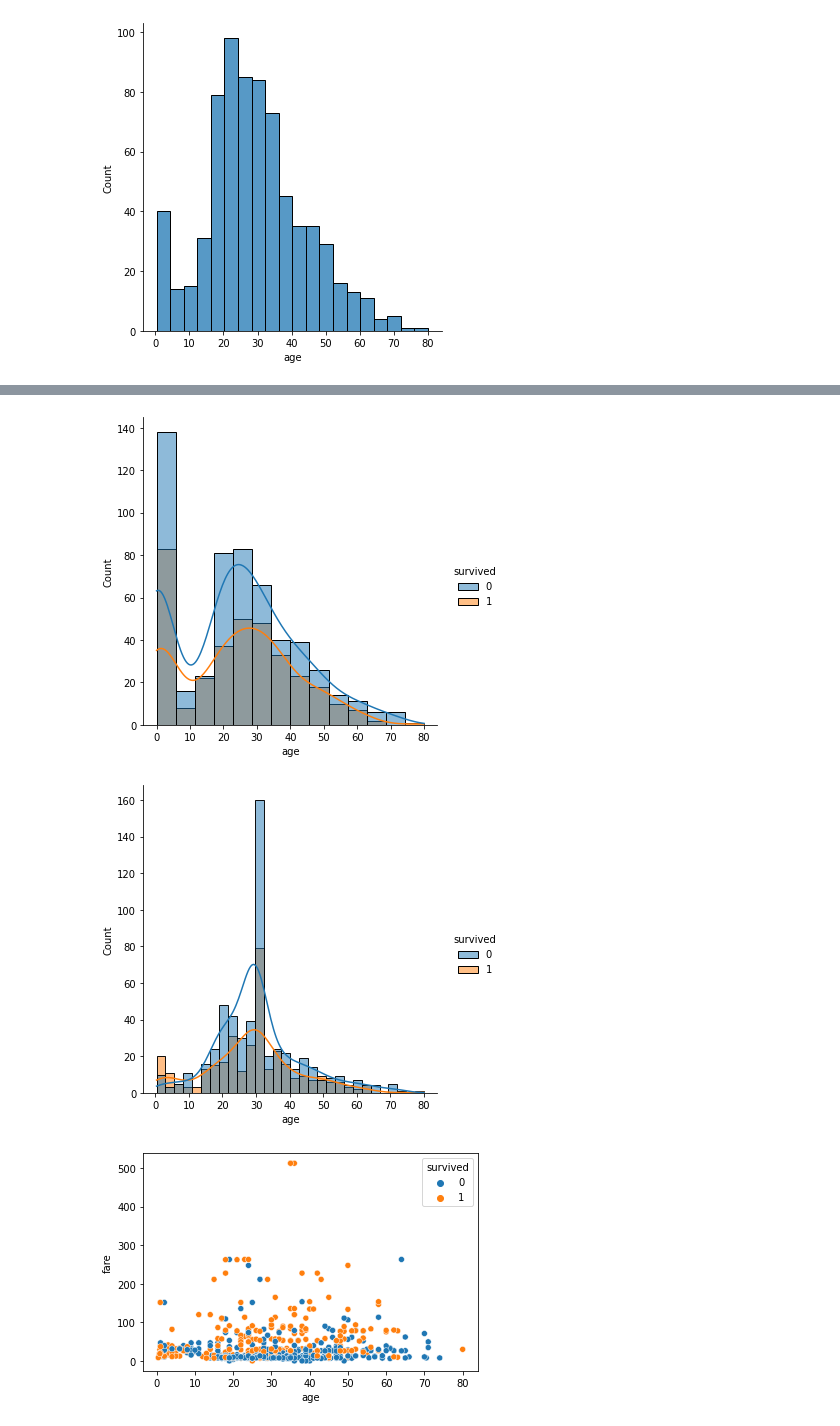
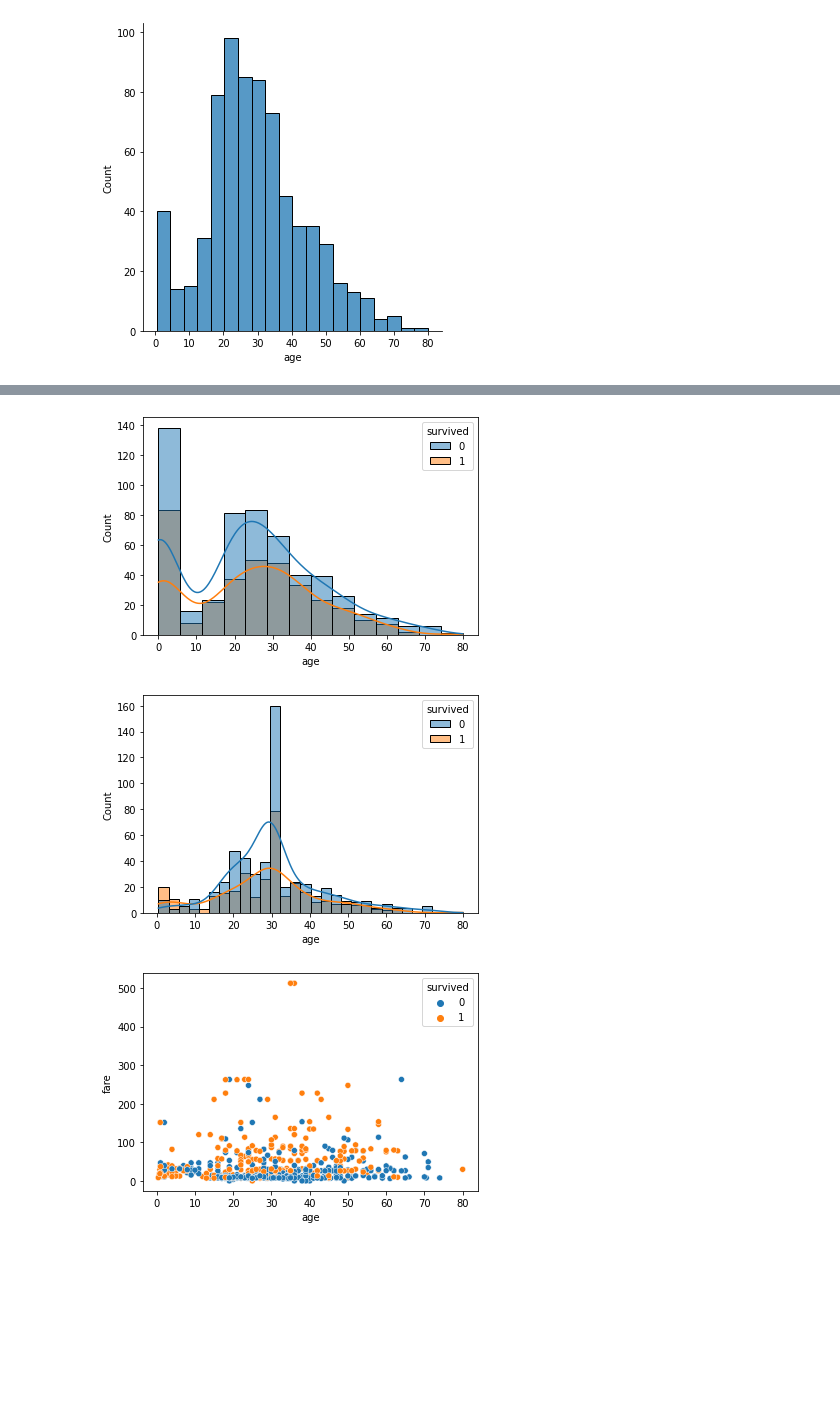
Before and after one commit to honghanhh/py40a12l2, a Jupyter notebook: lectures/lecture4/lan_titanic-Copy1.ipynb, the cells around one changed output, grey strips where cells are left out. Cells and saved outputs as stored; diff of their text form; code cells hidden in the pictures; blank space fills up the shorter version.

```diff
--- a/lectures/lecture4/lan_titanic-Copy1.ipynb
+++ b/lectures/lecture4/lan_titanic-Copy1.ipynb
@@ -104,13 +144,15 @@ plt.show()
 # %%
+# mô hình tuyến tính đều yêu cầu full dữ liệu, không có dữ liệu null hoặc categorical.
 # if replate empty Age data by 0
-sns.displot(data=titanic[['age','survived']].fillna(0), x='age', hue='survived', kde=True)
+sns.histplot(data=titanic[['age','survived']].fillna(0), x='age', hue='survived', kde=True)
 plt.show()
 # %% [output]
-[figure, old version]
+[figure, new version]
 # %%
-#Try with mean() value with emtpy age data
-sns.displot(data=titanic[['age','survived']].fillna(titanic['age'].mean()), x='age', hue='survived', kde=True)
+# Use data center tendency (xu hướng trung tâm dữ liệu): mean, median, mode
+# Try with mean() value with emtpy age data
+sns.histplot(data=titanic[['age','survived']].fillna(titanic['age'].mean()), x='age', hue='survived', kde=True)
 plt.show()
 # %% [output]
-[figure, old version]
+[figure, new version]
 # %%
```
Also changed, not shown: parts of 11 cells of this notebook, 2 other files.
